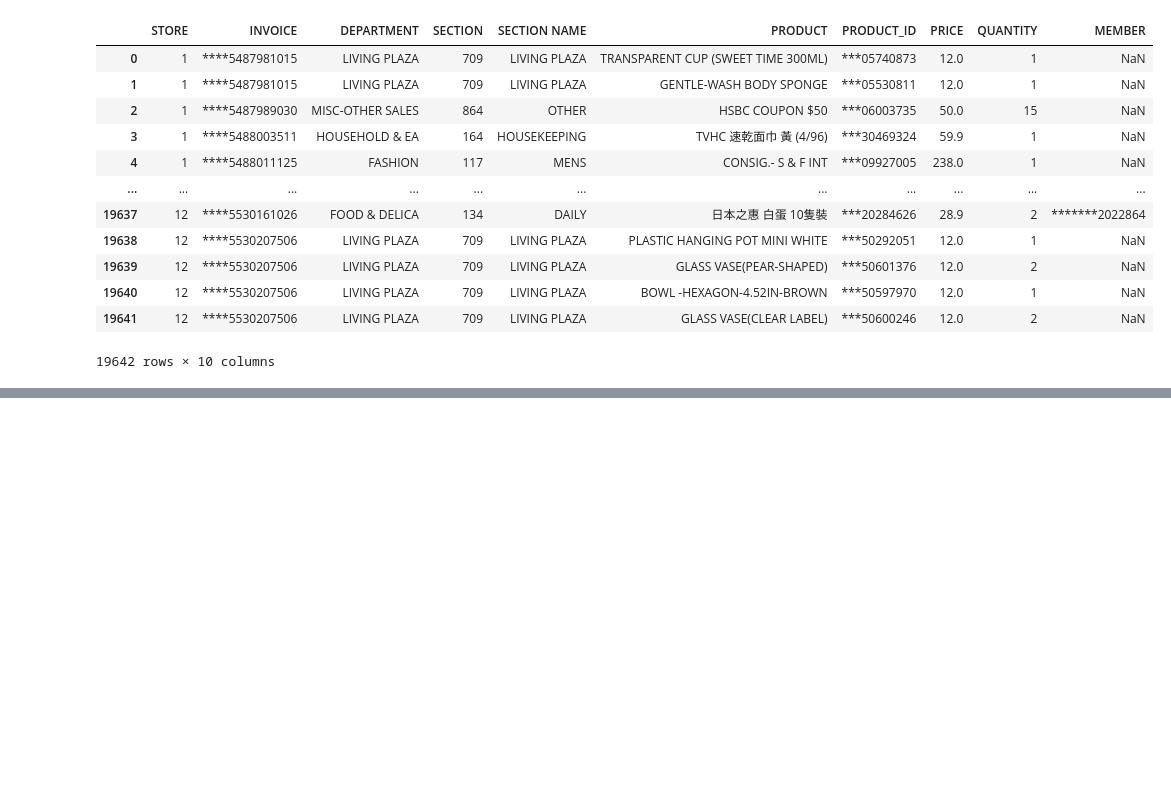
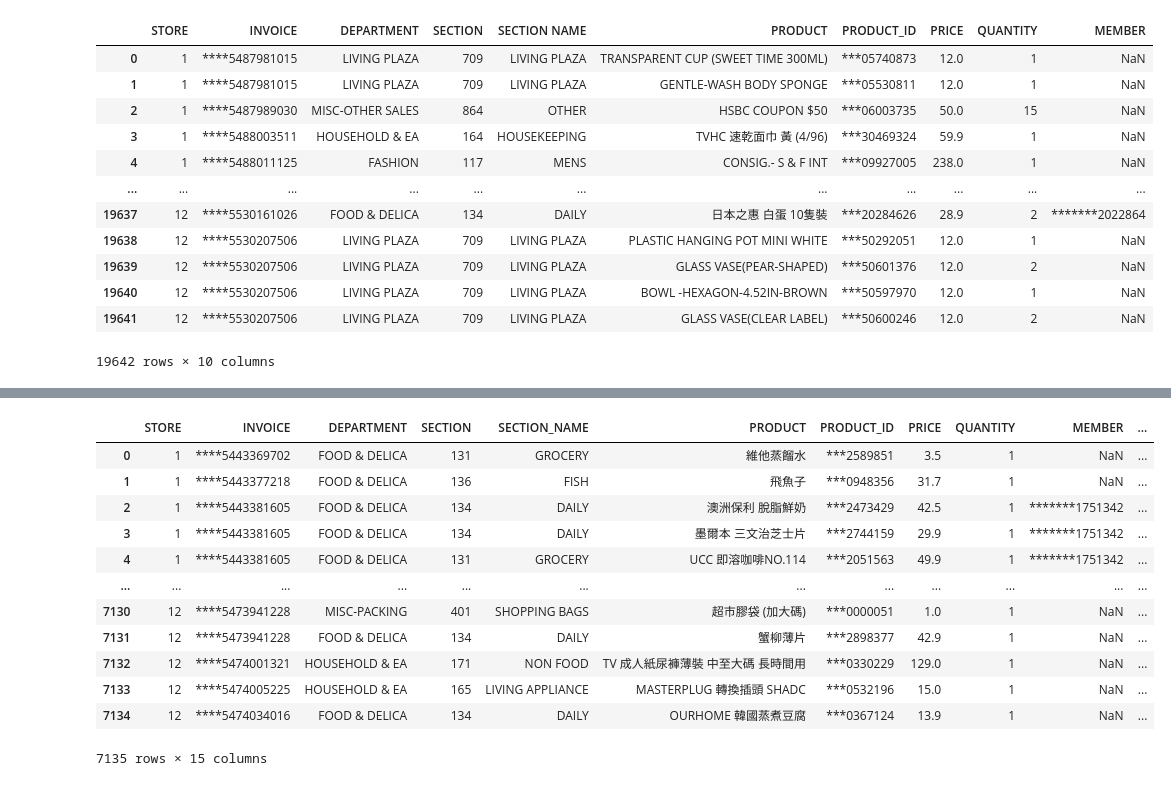
Before and after one commit to Isaacwcl/MSBA-Capstone, a Jupyter notebook: MSBA7005 Project.ipynb, the cells around one changed output, grey strips where cells are left out. Drawn from its saved outputs; the diff is of its cells as text; code cells hidden in the pictures; blank space fills up the shorter version.

```diff
--- a/MSBA7005 Project.ipynb
+++ b/MSBA7005 Project.ipynb
@@ -148,0 +1257,30 @@ Name: DEPARTMENT, dtype: int64
+# %%
+df2["SALES"] = sales
+# %%
+pb = []
+for i in range(len(df2)):
+    if df2['PRODUCT'][i].startswith('TV') == True:
+        pb.append("PB")
+    else:
+        pb.append("Non-PB")
+# %%
+df2["PB_1"] = pb
+# %%
+df2["PEAK"] = "NO"
+df2["SALES_DAY"] = "NO"
+# %%
+df2
+# %% [output]
+|  | STORE | INVOICE | DEPARTMENT | SECTION | SECTION_NAME | PRODUCT | PRODUCT_ID | PRICE | QUANTITY | MEMBER | ... |
+| 0 | 1 | ****5443369702 | FOOD & DELICA | 131 | GROCERY | 維他蒸餾水 | ***2589851 | 3.5 | 1 | NaN | ... |
+| 1 | 1 | ****5443377218 | FOOD & DELICA | 136 | FISH | 飛魚子 | ***0948356 | 31.7 | 1 | NaN | ... |
+| 2 | 1 | ****5443381605 | FOOD & DELICA | 134 | DAILY | 澳洲保利 脫脂鮮奶 | ***2473429 | 42.5 | 1 | *******1751342 | ... |
+| 3 | 1 | ****5443381605 | FOOD & DELICA | 134 | DAILY | 墨爾本 三文治芝士片 | ***2744159 | 29.9 | 1 | *******1751342 | ... |
+| 4 | 1 | ****5443381605 | FOOD & DELICA | 131 | GROCERY | UCC 即溶咖啡NO.114 | ***2051563 | 49.9 | 1 | *******1751342 | ... |
+| ... | ... | ... | ... | ... | ... | ... | ... | ... | ... | ... | ... |
+| 7130 | 12 | ****5473941228 | MISC-PACKING | 401 | SHOPPING BAGS | 超市膠袋 (加大碼) | ***0000051 | 1.0 | 1 | NaN | ... |
+| 7131 | 12 | ****5473941228 | FOOD & DELICA | 134 | DAILY | 蟹柳薄片 | ***2898377 | 42.9 | 1 | NaN | ... |
+| 7132 | 12 | ****5474001321 | HOUSEHOLD & EA | 171 | NON FOOD | TV 成人紙尿褲薄裝 中至大碼 長時間用 | ***0330229 | 129.0 | 1 | NaN | ... |
+| 7133 | 12 | ****5474005225 | HOUSEHOLD & EA | 165 | LIVING APPLIANCE | MASTERPLUG 轉換插頭 SHADC | ***0532196 | 15.0 | 1 | NaN | ... |
+| 7134 | 12 | ****5474034016 | FOOD & DELICA | 134 | DAILY | OURHOME 韓國蒸煮豆腐 | ***0367124 | 13.9 | 1 | NaN | ... |
+7135 rows × 15 columns
```
Also changed, not shown: parts of 187 cells of this notebook.
